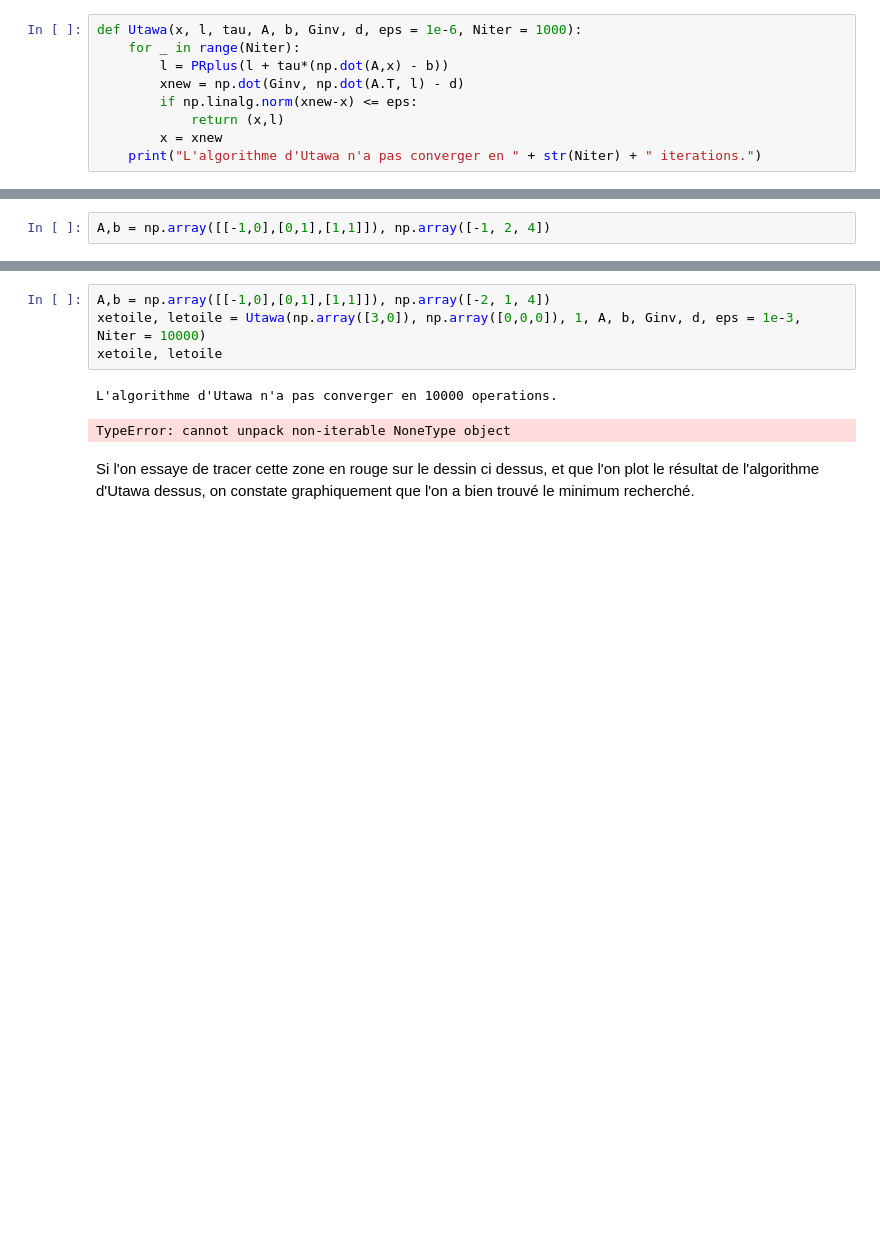
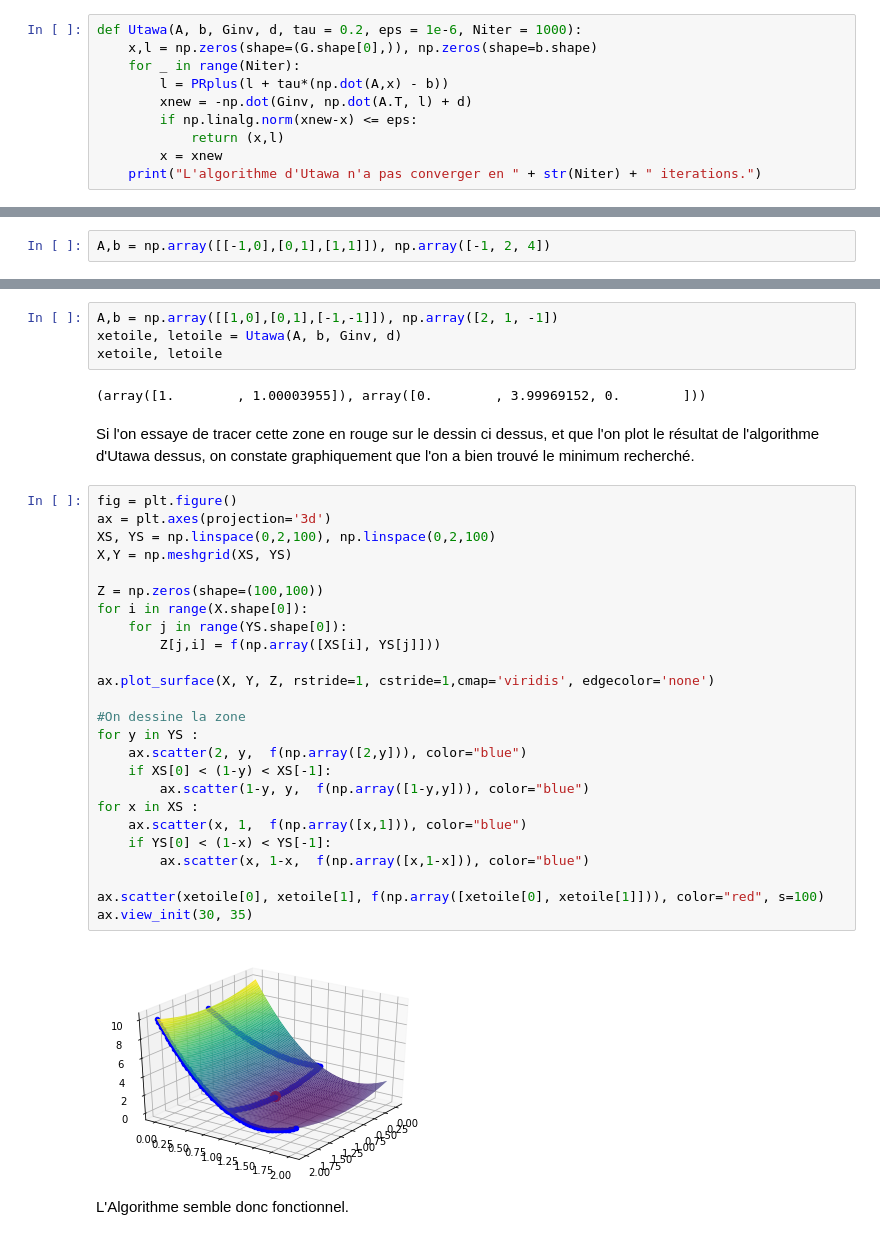
Before and after one commit to RSLLES/Mini-Projet-Optimisation-S2, a Jupyter notebook: opti_projet_grp6_bertho_seailles.ipynb, the cells around one changed output, grey strips where cells are left out. Drawn from its saved outputs; the diff is of its cells as text; blank space fills up the shorter version.

Commit message:
Algorithme utawa fonctionnel

```diff
--- a/opti_projet_grp6_bertho_seailles.ipynb
+++ b/opti_projet_grp6_bertho_seailles.ipynb
@@ -256,10 +256,11 @@ On a donc $G^i.x^* + d^i = {A^i}^T.\lambda^*$, et donc $\boxed{x_{p+1} = {G^i}^{
 
 En itérant ces deux formules, on aboutit à un algorithme convergeant vers $(x^*, \lambda^*)$.
 # %%
-def Utawa(x, l, tau, A, b, Ginv, d, eps = 1e-6, Niter = 1000):
+def Utawa(A, b, Ginv, d, tau = 0.2, eps = 1e-6, Niter = 1000):
+    x,l = np.zeros(shape=(G.shape[0],)), np.zeros(shape=b.shape)
     for _ in range(Niter):
         l = PRplus(l + tau*(np.dot(A,x) - b))
-        xnew = np.dot(Ginv, np.dot(A.T, l) - d)
+        xnew = -np.dot(Ginv, np.dot(A.T, l) + d)
         if np.linalg.norm(xnew-x) <= eps:
             return (x,l)
         x = xnew
@@ -334,10 +336,38 @@ Cela se traduit vectoriellement par $c(x,y) =
 \leq 0$
 # %%
-A,b = np.array([[-1,0],[0,1],[1,1]]), np.array([-2, 1, 4])
-xetoile, letoile = Utawa(np.array([3,0]), np.array([0,0,0]), 1, A, b, Ginv, d, eps = 1e-3, Niter = 10000)
+A,b = np.array([[1,0],[0,1],[-1,-1]]), np.array([2, 1, -1])
+xetoile, letoile = Utawa(A, b, Ginv, d)
 xetoile, letoile
 # %% [output]
-L'algorithme d'Utawa n'a pas converger en 10000 operations.
+(array([1.        , 1.00003955]), array([0.        , 3.99969152, 0.        ]))
-TypeError: cannot unpack non-iterable NoneType object
 # %% [markdown]
 Si l'on essaye de tracer cette zone en rouge sur le dessin ci dessus, et que l'on plot le résultat de l'algorithme d'Utawa dessus, on constate graphiquement que l'on a bien trouvé le minimum recherché.
+# %%
+fig = plt.figure()
+ax = plt.axes(projection='3d')
+XS, YS = np.linspace(0,2,100), np.linspace(0,2,100)
+X,Y = np.meshgrid(XS, YS)
+
+Z = np.zeros(shape=(100,100))
+for i in range(X.shape[0]):
+    for j in range(YS.shape[0]):
+        Z[j,i] = f(np.array([XS[i], YS[j]]))
+
+ax.plot_surface(X, Y, Z, rstride=1, cstride=1,cmap='viridis', edgecolor='none')
+
+#On dessine la zone
+for y in YS :
+    ax.scatter(2, y,  f(np.array([2,y])), color="blue")
+    if XS[0] < (1-y) < XS[-1]:
+        ax.scatter(1-y, y,  f(np.array([1-y,y])), color="blue")
+for x in XS :
+    ax.scatter(x, 1,  f(np.array([x,1])), color="blue")
+    if YS[0] < (1-x) < YS[-1]:
+        ax.scatter(x, 1-x,  f(np.array([x,1-x])), color="blue")
+
+ax.scatter(xetoile[0], xetoile[1], f(np.array([xetoile[0], xetoile[1]])), color="red", s=100)
+ax.view_init(30, 35)
+# %% [output]
+[figure, added]
+# %% [markdown]
+L'Algorithme semble donc fonctionnel.
```
Also changed, not shown: parts of 5 cells of this notebook.
